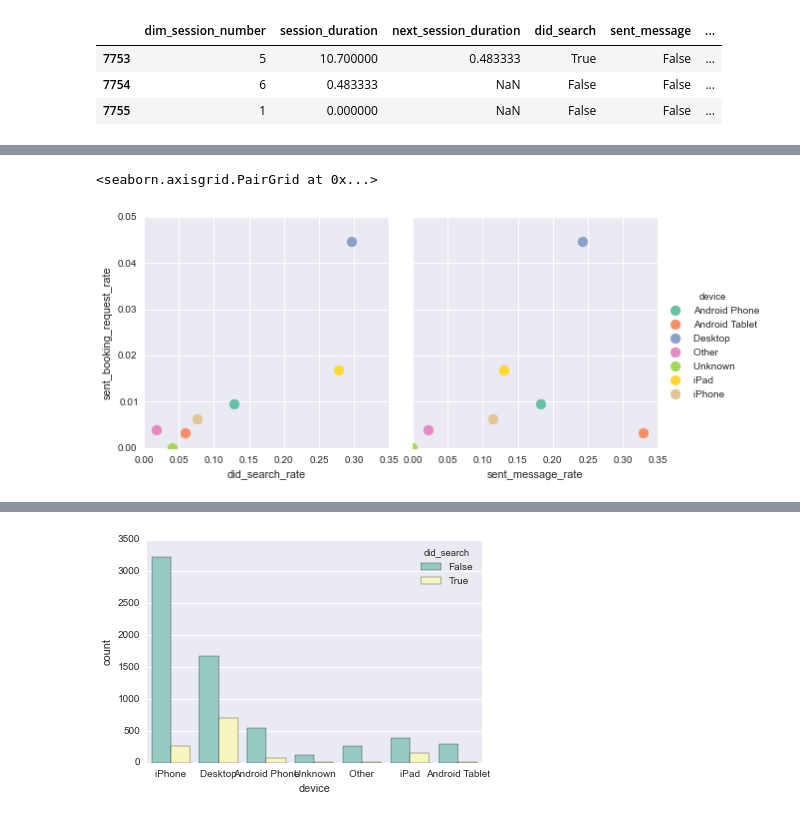
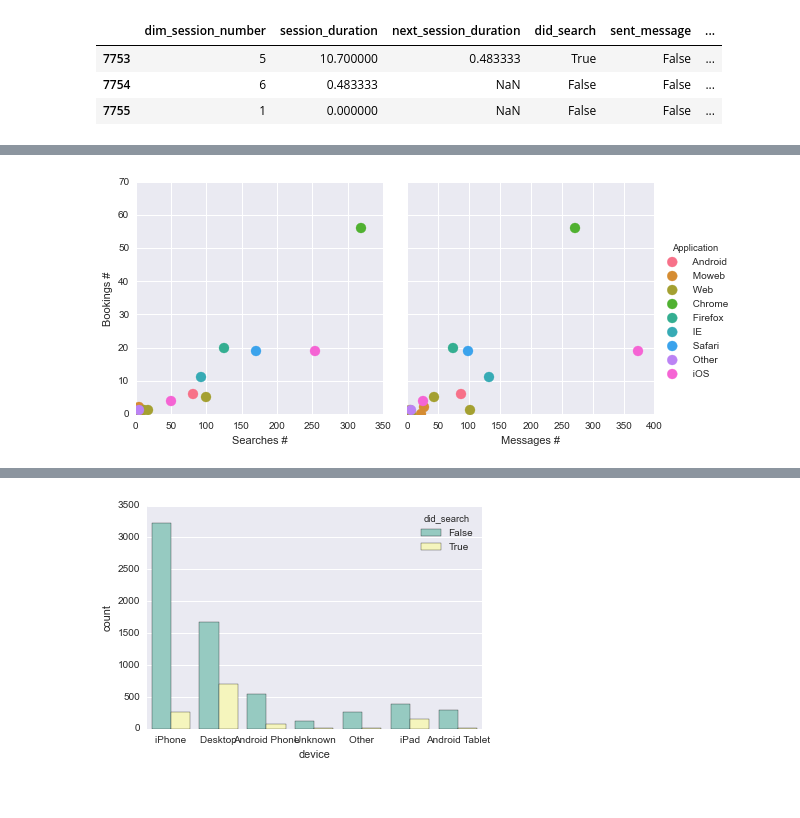
Before and after one commit to QuinnLee/air-bnb-pathways, a Jupyter notebook: AirBnB data.ipynb, the cells around one changed output, grey strips where cells are left out. Saved outputs shown, nothing was run; the diff lists cells and outputs as text; code cells hidden in the pictures.

```diff
--- a/AirBnB data.ipynb
+++ b/AirBnB data.ipynb
@@ -191,12 +174,31 @@ sb.pairplot(app_df,
-# %%
-sb.pairplot(device_df,
-            x_vars=x_vars,
-            y_vars='sent_booking_request_rate',
-            hue='device',
-            size=4,
-            palette="Set2",
-            plot_kws={"s": 100}
-           ).set(ylim=(0, None), xlim=(0,None))
-# %% [output]
-<seaborn.axisgrid.PairGrid at 0x...>
-[figure, removed]
+# %%
+all_vars = [
+    'did_search_count',
+    'sent_message_count',
+    'sent_booking_request_count',
+    'app',
+    'device'
+]
+
+
+plot_df = app_device_df[all_vars]
+plot_df.tail(3)
+plot_df.columns = ['Searches Done', 'Messages Sent', 'Booking Sent', 'Application','Device']
+plots = sb.pairplot(plot_df,
+            x_vars=['Searches Done', 'Messages Sent'],
+            y_vars='Booking Sent',
+            hue='Application',
+            size=4,
+            plot_kws={"s": 100}
+           ).set(ylim=(0, None), xlim=(0,None))
+new_ables = [
+    {'title': "", 'x_title': 'Searches #', 'y_title': 'Bookings #'},
+    {'title': "", 'x_title': 'Messages #', 'y_title': ''}
+]
+
+for ax, axes in zip(plots.axes.flat, new_ables):
+   ax.set_title(axes['title'])
+   ax.set_ylabel(axes['y_title'])
+   ax.set_xlabel(axes['x_title'])
+# %% [output]
+[figure, added]
```
Also changed, not shown: parts of 20 cells of this notebook.
